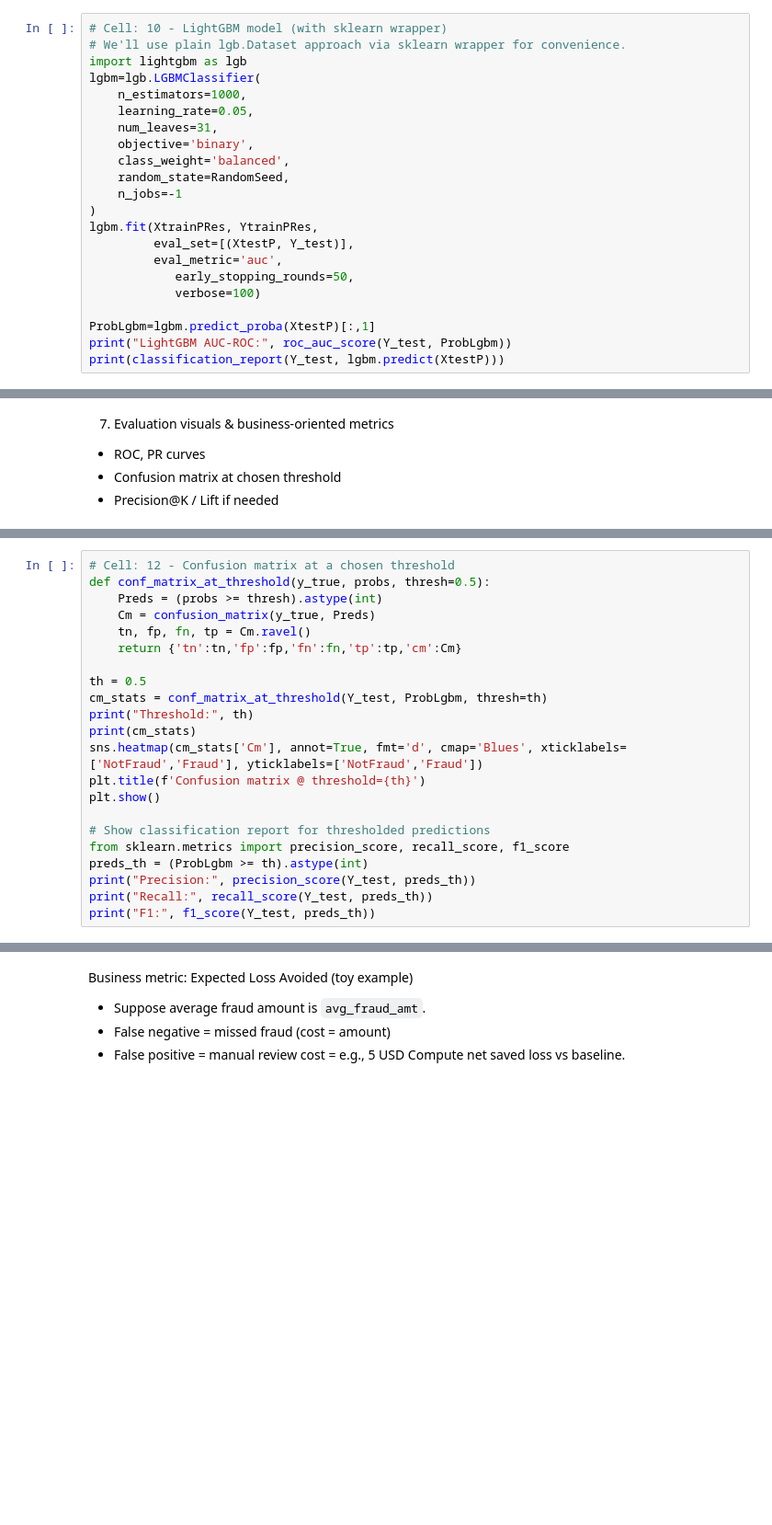
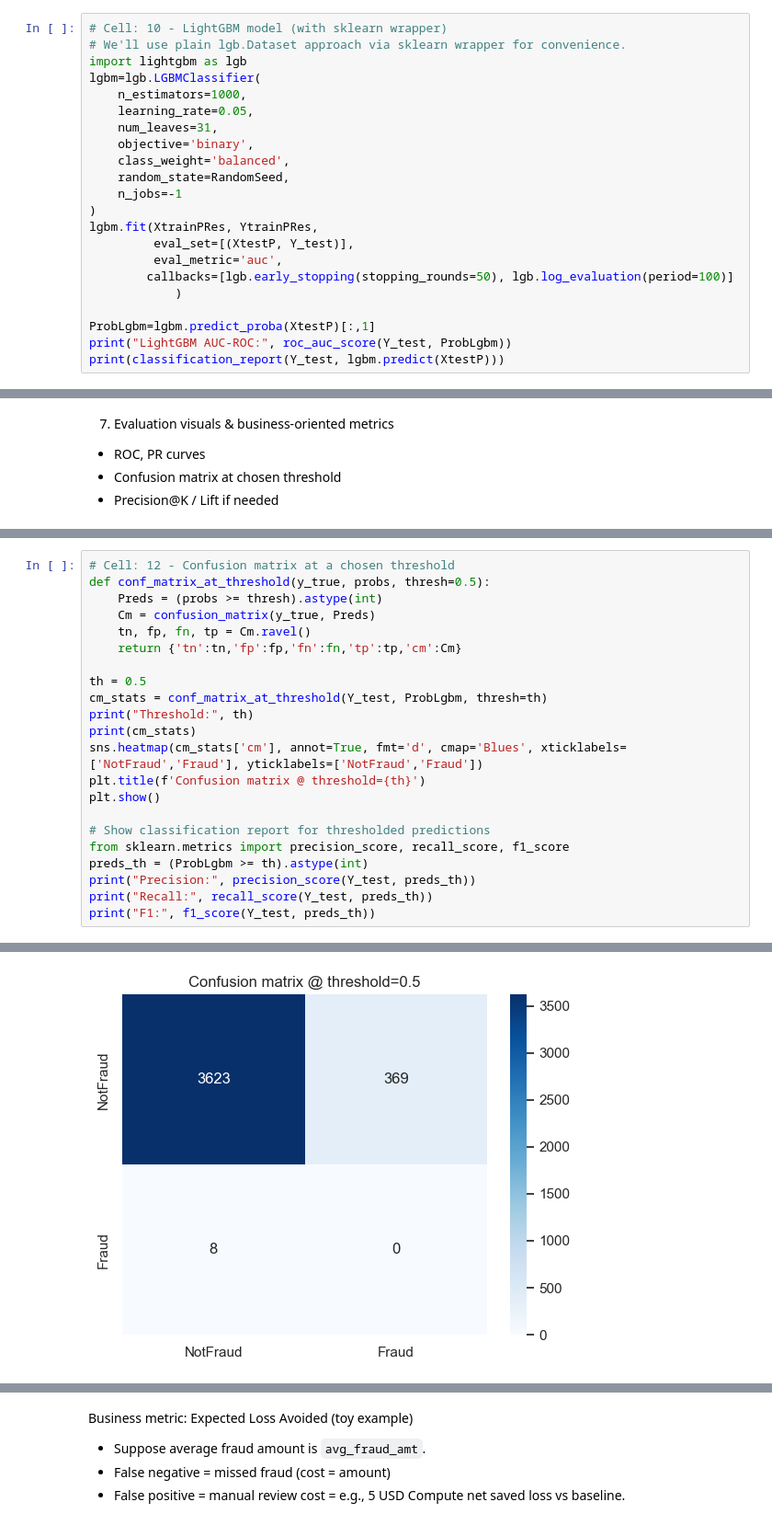
Before and after one commit to Nazzdam/Cyber-FraudPredict, a Jupyter notebook: PredictorProgramme.ipynb, the cells around one changed output, grey strips where cells are left out. Shown at 92% size. Drawn from its saved outputs; the diff is of its cells as text; blank space fills up the shorter version.

```diff
--- a/PredictorProgramme.ipynb
+++ b/PredictorProgramme.ipynb
@@ -421,8 +421,8 @@ lgbm=lgb.LGBMClassifier(
 lgbm.fit(XtrainPRes, YtrainPRes,
          eval_set=[(XtestP, Y_test)],
          eval_metric='auc',
-            early_stopping_rounds=50,
-            verbose=100)
+        callbacks=[lgb.early_stopping(stopping_rounds=50), lgb.log_evaluation(period=100)]
+            )
 
 ProbLgbm=lgbm.predict_proba(XtestP)[:,1]
 print("LightGBM AUC-ROC:", roc_auc_score(Y_test, ProbLgbm))
@@ -472,7 +494,7 @@ th = 0.5
 cm_stats = conf_matrix_at_threshold(Y_test, ProbLgbm, thresh=th)
 print("Threshold:", th)
 print(cm_stats)
-sns.heatmap(cm_stats['Cm'], annot=True, fmt='d', cmap='Blues', xticklabels=['NotFraud','Fraud'], yticklabels=['NotFraud','Fraud'])
+sns.heatmap(cm_stats['cm'], annot=True, fmt='d', cmap='Blues', xticklabels=['NotFraud','Fraud'], yticklabels=['NotFraud','Fraud'])
 plt.title(f'Confusion matrix @ threshold={th}')
 plt.show()
 
@@ -482,3 +504,4 @@ preds_th = (ProbLgbm >= th).astype(int)
 print("Precision:", precision_score(Y_test, preds_th))
 print("Recall:", recall_score(Y_test, preds_th))
 print("F1:", f1_score(Y_test, preds_th))
+# %% [output]
@@ -484,0 +511 @@ print("F1:", f1_score(Y_test, preds_th))
+[figure, added]
```
Also changed, not shown: parts of 7 cells of this notebook, 3 other files.
